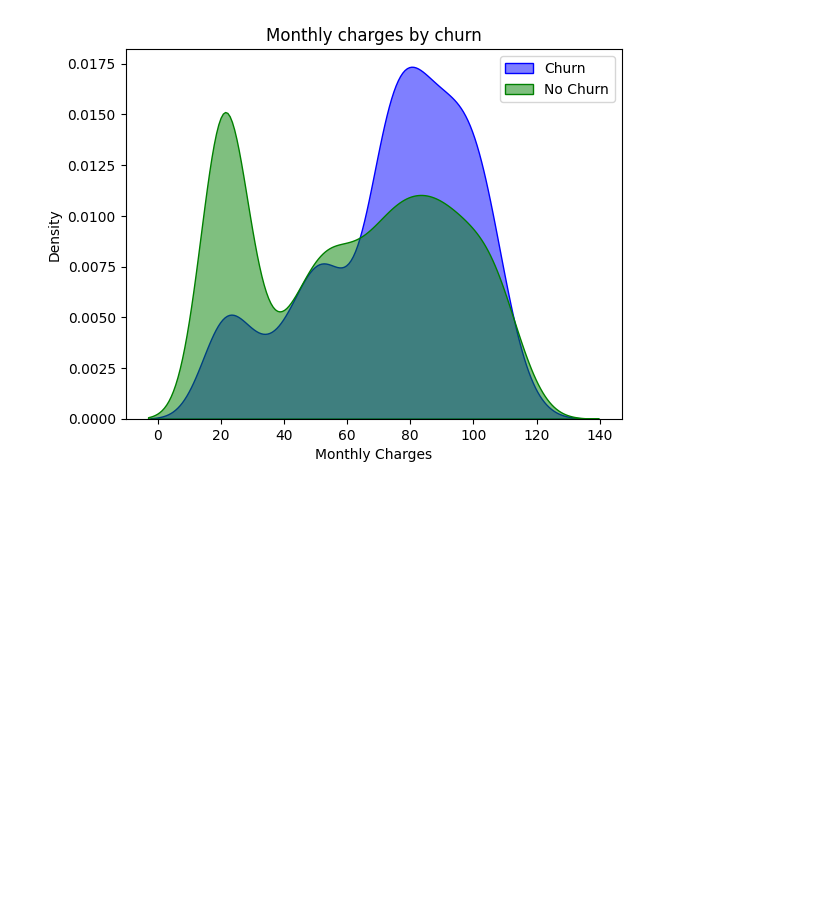
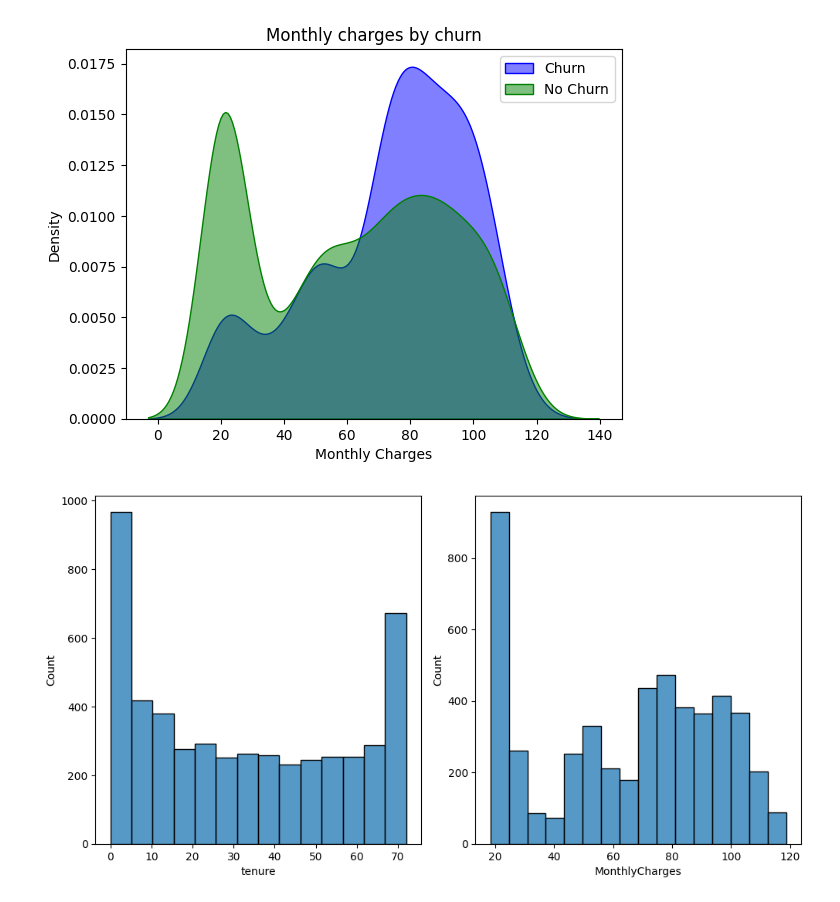
Before and after one commit to codedzifa/Pretoria-Customer-Churn-LP2, a Jupyter notebook: Pretoria Customer Churn dataset.ipynb, the cells around one changed output. Saved outputs shown, nothing was run; the diff lists cells and outputs as text; code cells hidden in the pictures; blank space fills up the shorter version.

```diff
--- a/Pretoria Customer Churn dataset.ipynb
+++ b/Pretoria Customer Churn dataset.ipynb
@@ -121,8 +112,8 @@ data.head()
 5 rows × 21 columns
 # %%
 #Merge dataset
-voda_churn = pd.concat([sql_data, data])
-voda_churn.to_csv('voda_customer_churn.csv')
+voda_churn_train = pd.concat([sql_data, data])
+voda_churn_train.to_csv('voda_customer_churn.csv')
 # %% [markdown]
 #### EXPLORATORY DATA ANALYSIS
 # %% [markdown]
@@ -228,15 +219,6 @@ Index(['customerID', 'gender', 'SeniorCitizen', 'Partner', 'Dependents',
       dtype='object')
 # %% [markdown]
 #### UNIVARIATE, BIVARIATE ANALYSIS
-# %%
-# Compare rate of Churn With All the Variables
-for i, predictor in enumerate(voda_churn.drop(columns=['Churn', 'TotalCharges', 'MonthlyCharges'])):
-    fig = px.histogram(data, x=predictor, color='Churn', barmode='group',
-                       color_discrete_sequence=['#1f77b4', '#aec7e8'],
-                       title=f"Countplot of {predictor} by Churn")
-    fig.update_layout(xaxis_title=predictor, yaxis_title="Count",
-                      legend_title="Churn", height=400)
-    fig.show()
 # %%
 Mth_Chgs = sns.kdeplot(data.MonthlyCharges[(data["Churn"] == 'Yes') ],
                 color="Blue", fill = True, alpha=.5)
@@ -251,3 +233,18 @@ Mth_Chgs.set_title('Monthly charges by churn')
 plt.show()
 # %% [output]
 [figure]
+# %%
+cols = 3
+rows = 3
+num_cols =voda_churn_train.select_dtypes(exclude='object').columns
+fig = plt.figure( figsize=(cols*5, rows*5))
+for i, col in enumerate(num_cols):
+
+    ax=fig.add_subplot(rows,cols,i+1)
+
+    sns.histplot(x = voda_churn_train[col], ax = ax)
+
+fig.tight_layout()
+plt.show()
+# %% [output]
+[figure, added]
```
Also changed, not shown: parts of 10 cells of this notebook.
